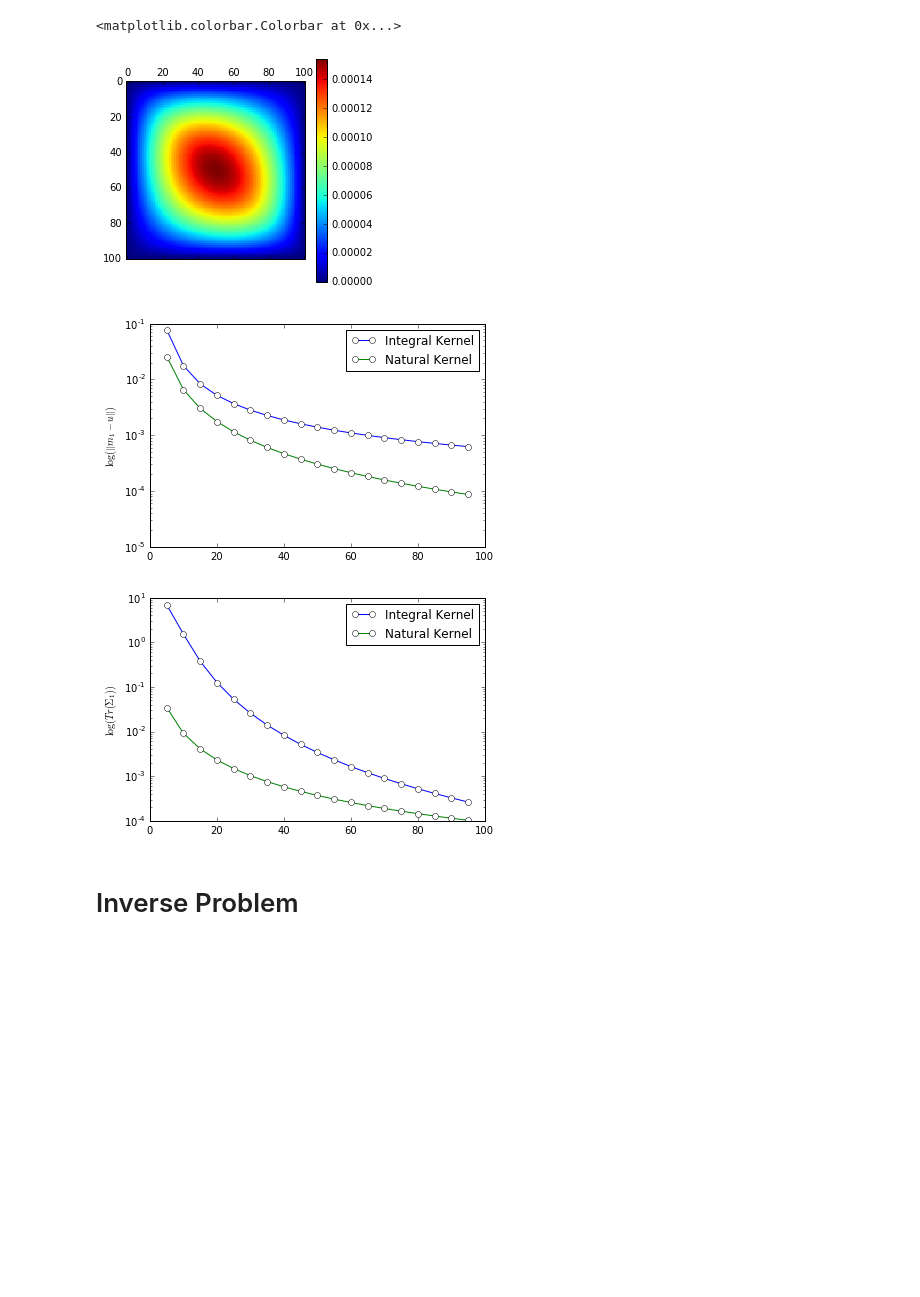
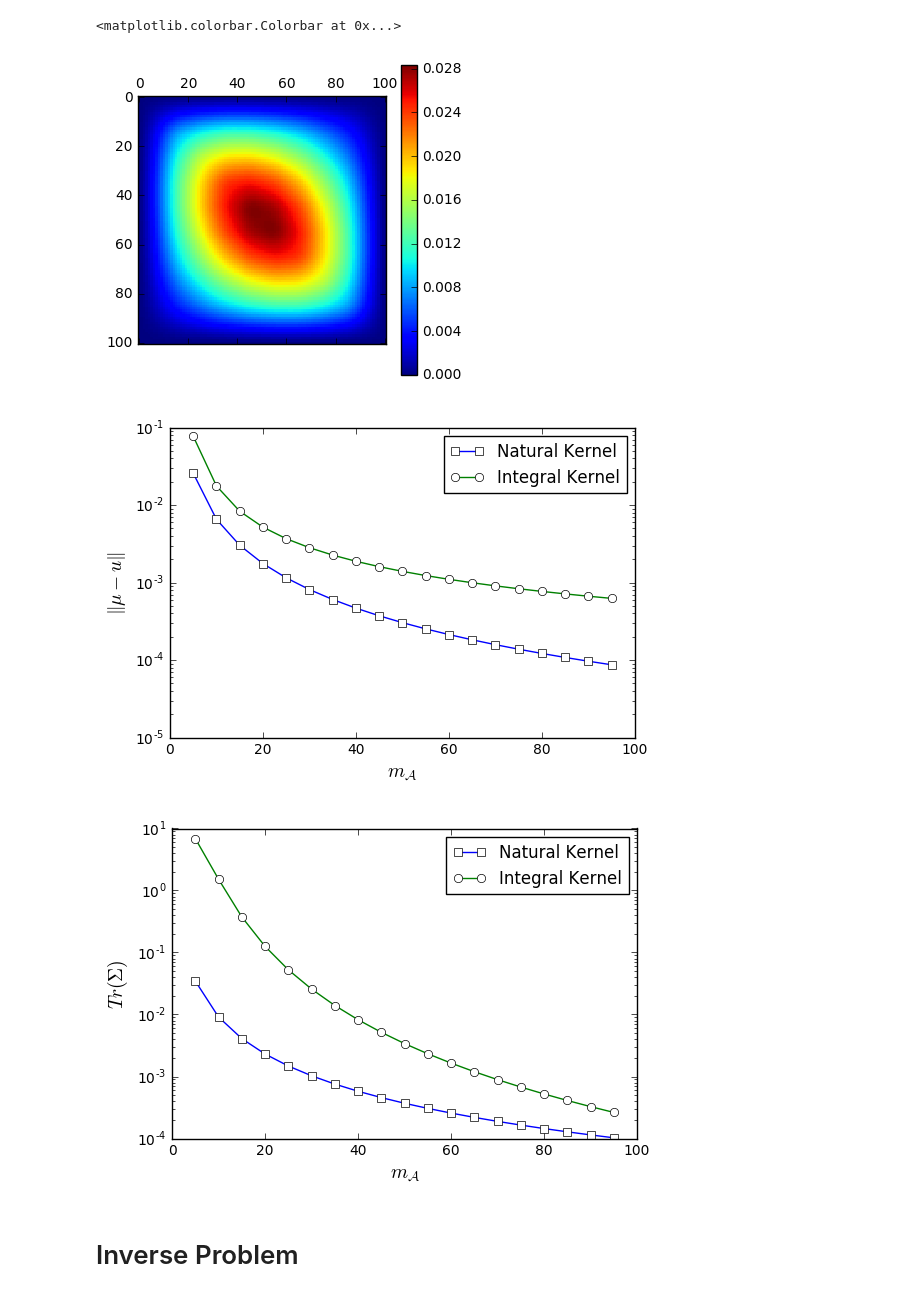
Before and after one commit to jcockayne/bayesian_pdes, a Jupyter notebook: notebooks/Running_Example.ipynb, the cells around one changed output. Drawn from its saved outputs; the diff is of its cells as text; code cells hidden in the pictures; blank space fills up the shorter version.

```diff
--- a/notebooks/Running_Example.ipynb
+++ b/notebooks/Running_Example.ipynb
@@ -16,3 +18,6 @@ n_pts = 39
+# %%
+# n_pts = 39 # for figures in paper
+n_pts = 9 # for gp anim
 # %%
 epsilon = 2.5
 nat_op_cache = laplacian_natural_kernel.LaplacianNaturalKernel(epsilon)
@@ -32,10 +37,8 @@ posterior = bpdes.collocate(nat_op_cache.operators, nat_op_cache.operators_bar,
 int_posterior = bpdes.collocate(
     int_op_cache.operators,
     int_op_cache.operators_bar,
-    None,
-    None,
     [(design_points, g), (bdy, bdy_obs)],
-    op_cache=int_op_cache)
+    int_op_cache)
 # %%
 test_points = np.linspace(0,1,101)[:,None]
 # %%
@@ -70,7 +123,7 @@ plt.savefig('figures/example_mean_samples_integral.pdf', transparent=True, bbox_
 plt.matshow(cov_int); plt.colorbar()
 # %% [output]
 <matplotlib.colorbar.Colorbar at 0x...>
-[figure, old version]
+[figure, new version]
 # %%
 nat_dest = 'kernel_results/natural_eps={}.pkl'.format(epsilon)
 int_dest = 'kernel_results/integral_eps={}.pkl'.format(epsilon)
@@ -124,21 +177,25 @@ for ix, n in enumerate(ns):
     int_traces[ix] = np.trace(cov_int)
     nat_traces[ix] = np.trace(cov_nat)
 # %%
+plt.semilogy(ns, nat_errors, label='Natural Kernel', marker='s', markerfacecolor='white')
+plt.ylabel('$\|\\mu - u \|$', fontsize=14)
+plt.xlabel('$m_{\\mathcal{A}}$', fontsize=14)
+plt.savefig('figures/kernel_mean_error_nat.pdf', transparent=True, bbox_inches=0)
 plt.semilogy(ns, int_errors, label='Integral Kernel', marker='o', markerfacecolor='white')
-plt.semilogy(ns, nat_errors, label='Natural Kernel', marker='o', markerfacecolor='white')
 plt.legend()
-plt.ylabel('$\\log(\|m_1 - u \|)$')
 plt.savefig('figures/kernel_mean_error.pdf', transparent=True, bbox_inches=0)
 # %% [output]
-[figure, old version]
+[figure, new version]
 # %%
+plt.semilogy(ns, nat_traces, label='Natural Kernel', marker='s', markerfacecolor='white')
+plt.ylabel('$Tr(\\Sigma)$', fontsize=14)
+plt.xlabel('$m_{\\mathcal{A}}$', fontsize=14)
+plt.savefig('figures/kernel_trace_nat.pdf', transparent=True, bbox_inches=0)
 plt.semilogy(ns, int_traces, label='Integral Kernel', marker='o', markerfacecolor='white')
-plt.semilogy(ns, nat_traces, label='Natural Kernel', marker='o', markerfacecolor='white')
 plt.legend()
-plt.ylabel('$\\log(Tr(\\Sigma_1))$')
 plt.savefig('figures/kernel_trace.pdf', transparent=True, bbox_inches=0)
 # %% [output]
-[figure, old version]
+[figure, new version]
 # %% [markdown]
 # Inverse Problem
 # %%
```
Also changed, not shown: parts of 21 cells of this notebook.
